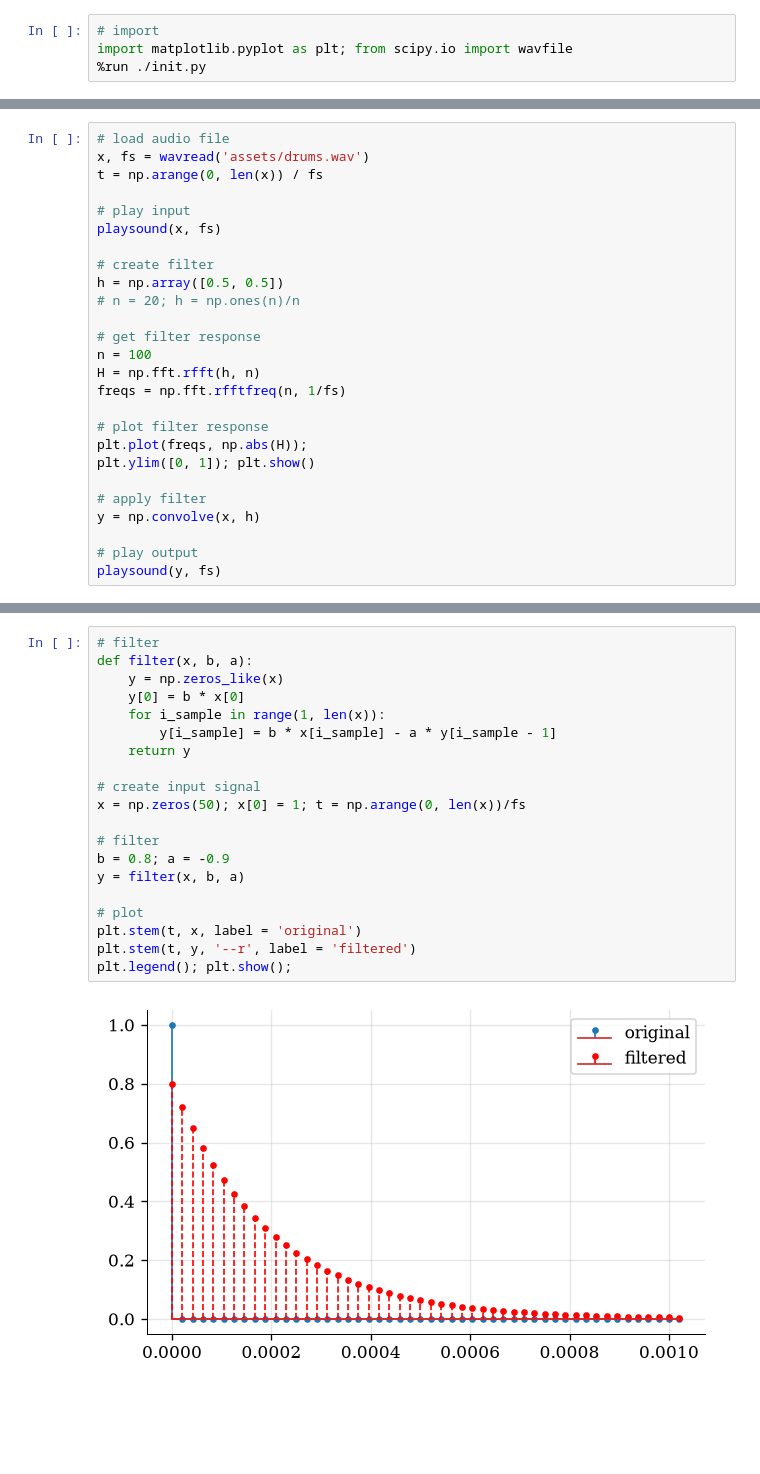
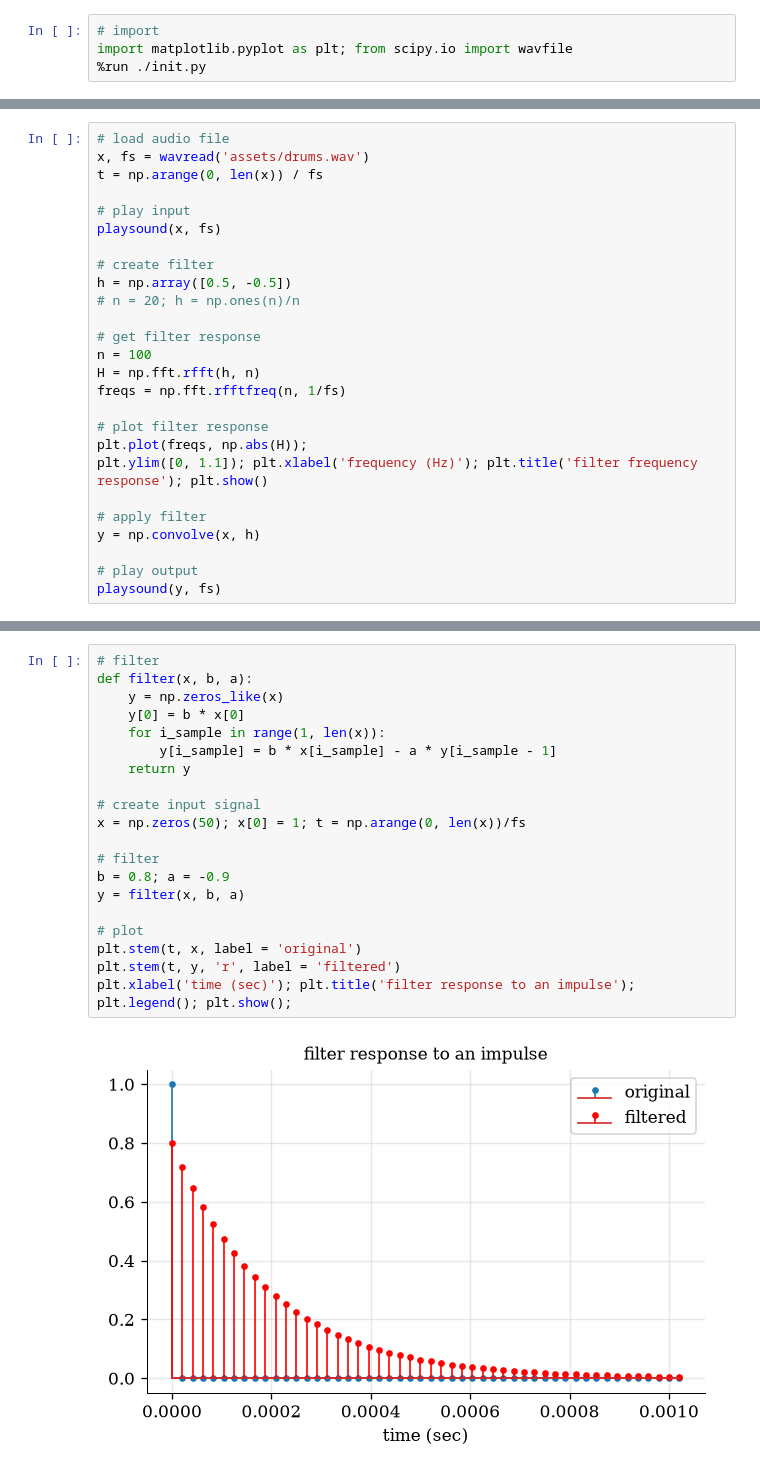
Before and after one commit to PyrApple/jupyterlite_signal_processing_ens, a Jupyter notebook: content/5b_iir_introduction.ipynb, the cells around one changed output, grey strips where cells are left out. Saved outputs shown, nothing was run; the diff lists cells and outputs as text; blank space fills up the shorter version.

```diff
--- a/content/5b_iir_introduction.ipynb
+++ b/content/5b_iir_introduction.ipynb
@@ -17,7 +17,7 @@ t = np.arange(0, len(x)) / fs
 playsound(x, fs)
 
 # create filter
-h = np.array([0.5, 0.5])
+h = np.array([0.5, -0.5])
 # n = 20; h = np.ones(n)/n
 
 # get filter response
@@ -27,7 +27,7 @@ freqs = np.fft.rfftfreq(n, 1/fs)
 
 # plot filter response
 plt.plot(freqs, np.abs(H));
-plt.ylim([0, 1]); plt.show()
+plt.ylim([0, 1.1]); plt.xlabel('frequency (Hz)'); plt.title('filter frequency response'); plt.show()
 
 # apply filter
 y = np.convolve(x, h)
@@ -74,23 +77,23 @@ The FIR can only “remember” as many past samples as we explicitly give it co
 # %%
 # filter
 def filter(x, b, a):
     y = np.zeros_like(x)
     y[0] = b * x[0]
     for i_sample in range(1, len(x)):
         y[i_sample] = b * x[i_sample] - a * y[i_sample - 1]
     return y
 
 # create input signal
 x = np.zeros(50); x[0] = 1; t = np.arange(0, len(x))/fs
 
 # filter
 b = 0.8; a = -0.9
 y = filter(x, b, a)
 
 # plot
 plt.stem(t, x, label = 'original')
-plt.stem(t, y, '--r', label = 'filtered')
-plt.legend(); plt.show();
+plt.stem(t, y, 'r', label = 'filtered')
+plt.xlabel('time (sec)'); plt.title('filter response to an impulse'); plt.legend(); plt.show();
 # %% [output]
-[figure, old version]
+[figure, new version]
 # %% [markdown]
```
Also changed, not shown: parts of 21 cells of this notebook, 8 other files.
